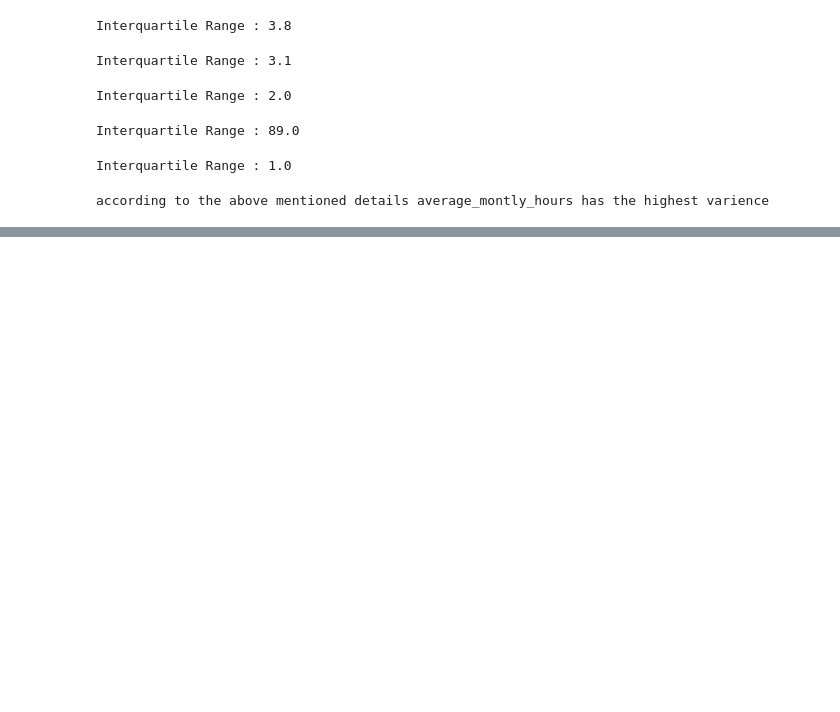
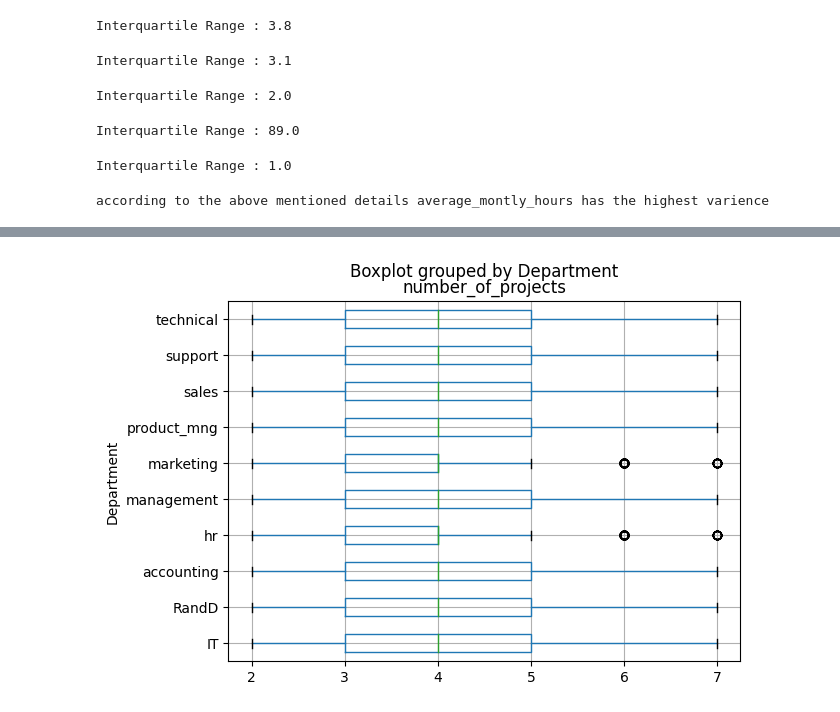
Before and after one commit to SriGanesh01/MLSA_EDA_1, a Jupyter notebook: Analysis.ipynb, the cells around one changed output, grey strips where cells are left out. Drawn from its saved outputs; the diff is of its cells as text; code cells hidden in the pictures; blank space fills up the shorter version.

```diff
--- a/Analysis.ipynb
+++ b/Analysis.ipynb
@@ -184,0 +195,5 @@ according to the above mentioned details average_montly_hours has the highest va
+# %%
+Employee_HR.boxplot(column='number_of_projects', by='Department',vert=False)
+plt.show()
+# %% [output]
+[figure, added]
```
Also changed, not shown: parts of 9 cells of this notebook.
